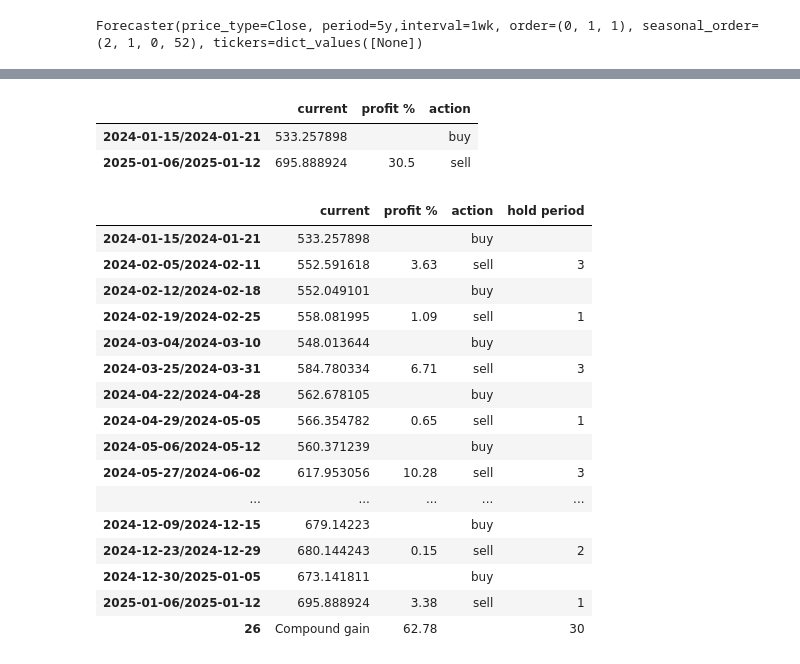
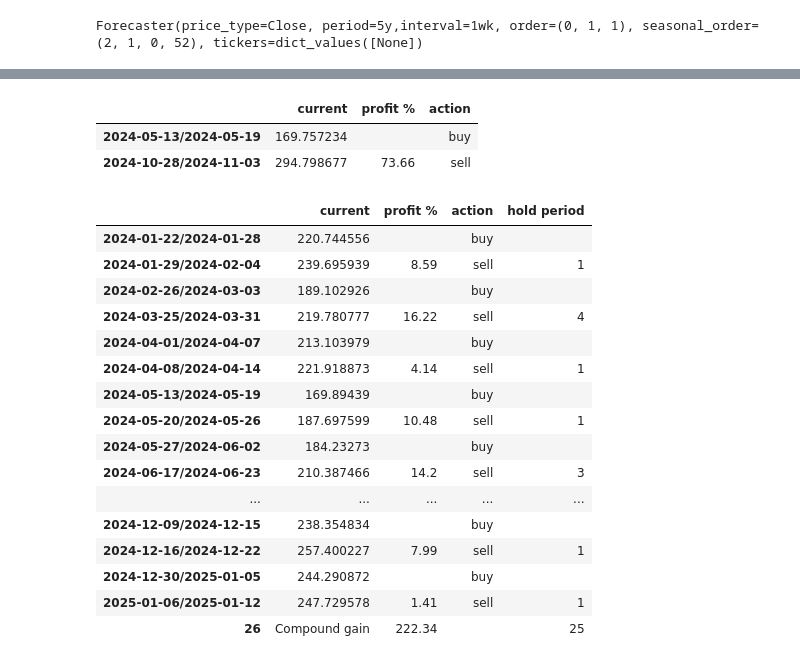
Before and after one commit to sienlonglim/financial_analysis_forecasting, a Jupyter notebook: p1_SARIMA_forecasting.ipynb, the cells around one changed output, grey strips where cells are left out. Drawn from its saved outputs; the diff is of its cells as text; code cells hidden in the pictures.

```diff
--- a/p1_SARIMA_forecasting.ipynb
+++ b/p1_SARIMA_forecasting.ipynb
@@ -55,6 +55,20 @@ class Forecaster():
         else:
             raise KeyError('No such attribute, to get Ticker data, input ticker in caps')
 
+    def __getitem__(self, ticker: str) -> Any:
+        '''
+        Modified dunder method to call ticker info directly from class object
+        Parameters:
+            ticker (str) : ticker to get infomation
+        Returns:
+            dictionary containing the data
+            keys -> ('forecast' / 'ts / 'max_profit' / 'max_profit_history' / 'best_trades' / 'best_trades_history')
+        '''
+        if ticker.isupper() and len(ticker)<=4:
+            return self.tickers[ticker]
+        else:
+            raise KeyError('No such attribute, to get Ticker data, input ticker in caps')
+
     def forecast(self, *args, **kwargs):
         '''
         Forecasts with SARIMA
@@ -90,7 +104,7 @@ class Forecaster():
             model = ARIMA(ts, order=order,seasonal_order=seasonal_order)
             model_fit = model.fit()
             forecast = model_fit.predict(start=len(df), end = len(df)+seasonal_order[-1], dynamic=False)
-            self.tickers[ticker] = {'ts': ts, 'forecast': forecast}
+            self.tickers[ticker] = {'ts': ts, 'forecast': forecast, 'model':model_fit}
 
     def forecast_validation(self, ticker:str = None, validation_periods:int = 52, plot:bool=True, forecast_period_only = True, **kwargs):
         '''
@@ -125,7 +139,7 @@ class Forecaster():
         print(f'Train periods: {len(train)}, Validation periods: {len(test)}')
 
         # Forecast for the test period
-        model = ARIMA(ts, order=order,seasonal_order=seasonal_order)
+        model = ARIMA(train, order=order,seasonal_order=seasonal_order)
         model_fit = model.fit()
         forecast = model_fit.predict(start=len(train), end = len(train)+len(test), dynamic=False)
 
@@ -318,7 +332,7 @@ class Forecaster():
 import warnings
 warnings.filterwarnings('ignore')
 # %%
-forecaster = Forecaster('NVDA')
+forecaster = Forecaster('TSLA')
 forecaster
 # %% [output]
 Forecaster(price_type=Close, period=5y,interval=1wk, order=(0, 1, 1), seasonal_order=(2, 1, 0, 52), tickers=dict_values([None])
@@ -339,28 +376,28 @@ forecaster.plot_forecast(forecast_only=True)
 # %%
 forecaster.find_max_profit()
-forecaster.NVDA['max_profit']
+forecaster['TSLA']['max_profit']
 # %% [output]
 |  | current | profit % | action |
-| 2024-01-15/2024-01-21 | 533.257898 |  | buy |
-| 2025-01-06/2025-01-12 | 695.888924 | 30.5 | sell |
+| 2024-05-13/2024-05-19 | 169.757234 |  | buy |
+| 2024-10-28/2024-11-03 | 294.798677 | 73.66 | sell |
 # %%
 forecaster.find_best_trades()
-forecaster.NVDA['best_trades']
+forecaster.TSLA['best_trades']
 # %% [output]
 |  | current | profit % | action | hold period |
-| 2024-01-15/2024-01-21 | 533.257898 |  | buy |  |
-| 2024-02-05/2024-02-11 | 552.591618 | 3.63 | sell | 3 |
-| 2024-02-12/2024-02-18 | 552.049101 |  | buy |  |
-| 2024-02-19/2024-02-25 | 558.081995 | 1.09 | sell | 1 |
-| 2024-03-04/2024-03-10 | 548.013644 |  | buy |  |
-| 2024-03-25/2024-03-31 | 584.780334 | 6.71 | sell | 3 |
-| 2024-04-22/2024-04-28 | 562.678105 |  | buy |  |
-| 2024-04-29/2024-05-05 | 566.354782 | 0.65 | sell | 1 |
-| 2024-05-06/2024-05-12 | 560.371239 |  | buy |  |
-| 2024-05-27/2024-06-02 | 617.953056 | 10.28 | sell | 3 |
+| 2024-01-22/2024-01-28 | 220.744556 |  | buy |  |
+| 2024-01-29/2024-02-04 | 239.695939 | 8.59 | sell | 1 |
+| 2024-02-26/2024-03-03 | 189.102926 |  | buy |  |
+| 2024-03-25/2024-03-31 | 219.780777 | 16.22 | sell | 4 |
+| 2024-04-01/2024-04-07 | 213.103979 |  | buy |  |
+| 2024-04-08/2024-04-14 | 221.918873 | 4.14 | sell | 1 |
+| 2024-05-13/2024-05-19 | 169.89439 |  | buy |  |
+| 2024-05-20/2024-05-26 | 187.697599 | 10.48 | sell | 1 |
+| 2024-05-27/2024-06-02 | 184.23273 |  | buy |  |
+| 2024-06-17/2024-06-23 | 210.387466 | 14.2 | sell | 3 |
 | ... | ... | ... | ... | ... |
-| 2024-12-09/2024-12-15 | 679.14223 |  | buy |  |
-| 2024-12-23/2024-12-29 | 680.144243 | 0.15 | sell | 2 |
-| 2024-12-30/2025-01-05 | 673.141811 |  | buy |  |
-| 2025-01-06/2025-01-12 | 695.888924 | 3.38 | sell | 1 |
-| 26 | Compound gain | 62.78 |  | 30 |
+| 2024-12-09/2024-12-15 | 238.354834 |  | buy |  |
+| 2024-12-16/2024-12-22 | 257.400227 | 7.99 | sell | 1 |
+| 2024-12-30/2025-01-05 | 244.290872 |  | buy |  |
+| 2025-01-06/2025-01-12 | 247.729578 | 1.41 | sell | 1 |
+| 26 | Compound gain | 222.34 |  | 25 |
```
Also changed, not shown: parts of 3 cells of this notebook, 3 other files.
